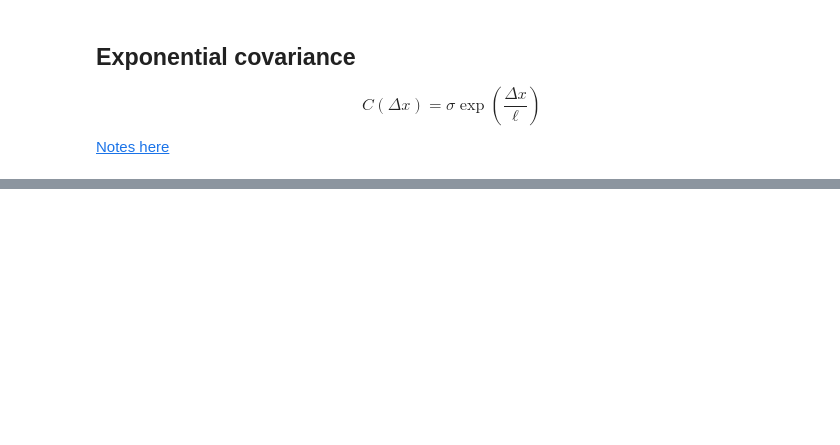
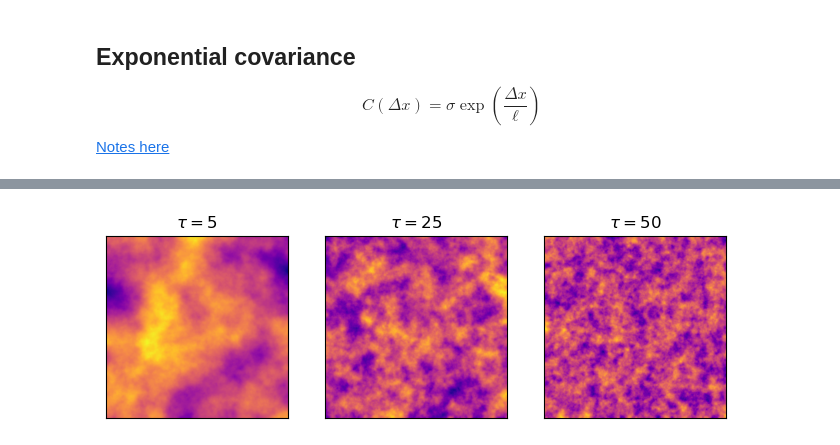
Before and after one commit to alisonpeard/geospatial_utils, a Jupyter notebook: sample_notebooks/Example of Gaussian Random Fields.ipynb, the cells around one changed output, grey strips where cells are left out. Drawn from its saved outputs; the diff is of its cells as text; code cells hidden in the pictures; blank space fills up the shorter version.

Commit message:
matern grf from kl expansion

```diff
--- a/sample_notebooks/Example of Gaussian Random Fields.ipynb
+++ b/sample_notebooks/Example of Gaussian Random Fields.ipynb
@@ -84,0 +70,20 @@ fig.savefig(os.path.join("..", "figures", "grf_3lengths.png"), dpi=300, bbox_inc
+# %%
+grf1 = gu.matern_grf(nx * ny, tau=5, alpha=2)
+grf2 = gu.matern_grf(nx * ny, tau=25, alpha=2)
+grf3 = gu.matern_grf(nx * ny, tau=50, alpha=2)
+
+cmap = 'plasma'
+fig, axs = plt.subplots(1, 3, figsize=(8, 3))
+axs[0].imshow(grf1, cmap=cmap)
+axs[0].set_title(r'$\tau=5$')
+axs[1].imshow(grf2, cmap=cmap)
+axs[1].set_title(r'$\tau=25$')
+axs[2].imshow(grf3, cmap=cmap);
+axs[2].set_title(r'$\tau=50$')
+
+for ax in axs:
+    ax.set_xticks([])
+    ax.set_yticks([])
+fig.savefig(os.path.join("..", "figures", "matern_grf_3lengths.png"), dpi=300, bbox_inches='tight')
+# %% [output]
+[figure, added]
```
Also changed, not shown: parts of 6 cells of this notebook, 5 other files.
